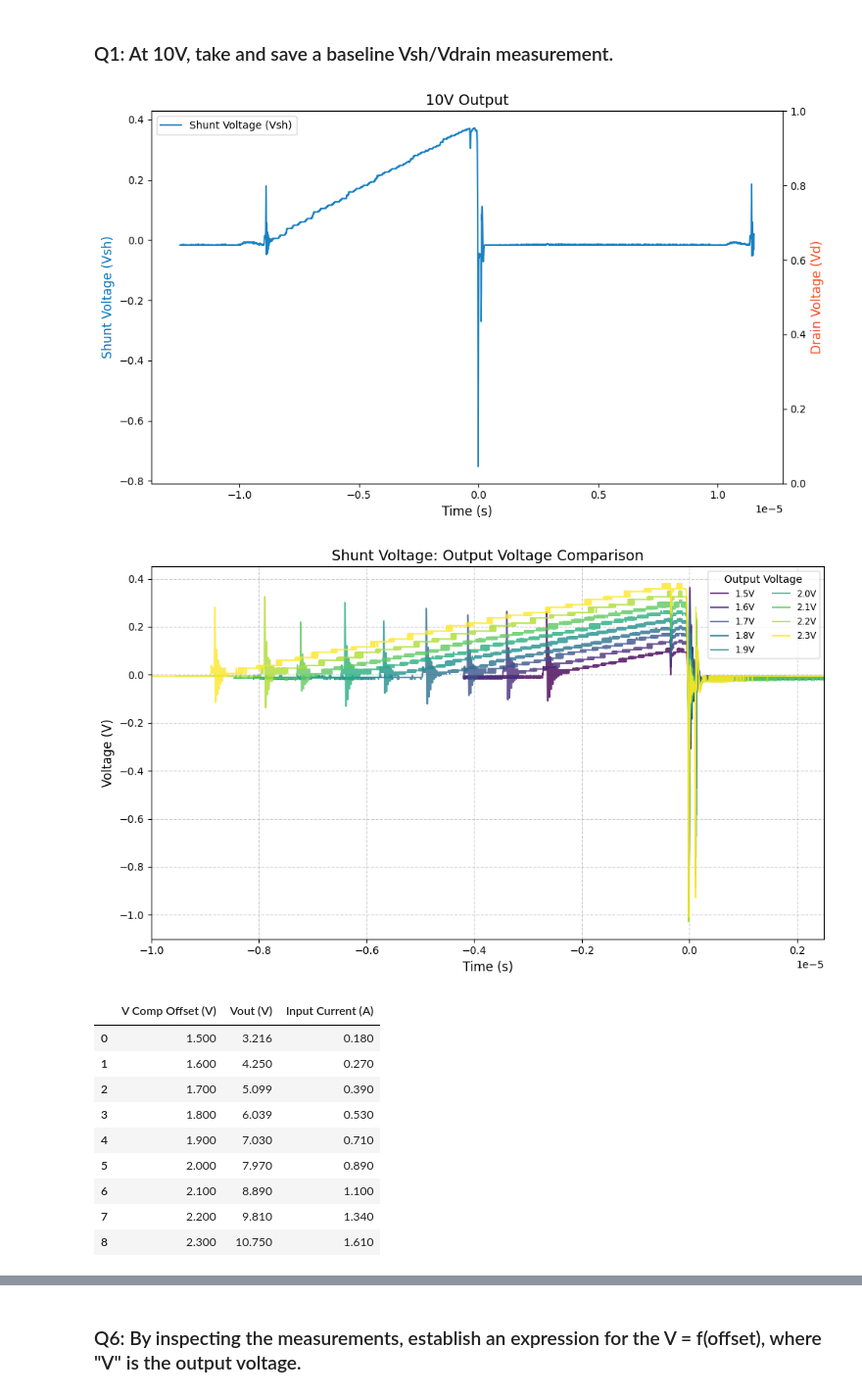
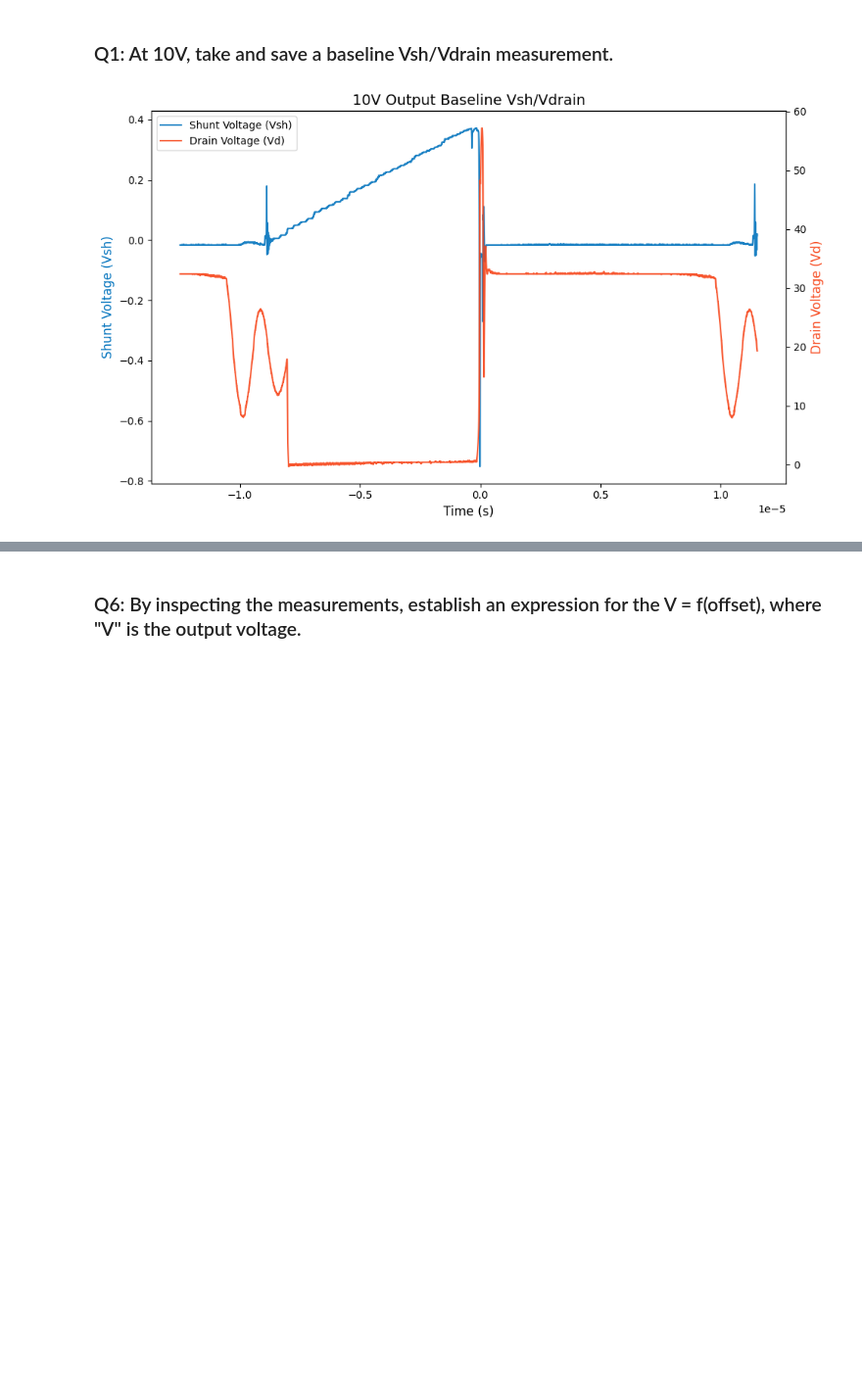
Before and after one commit to amandalchang/power-e, a Jupyter notebook: lab9/lab9.ipynb, the cells around one changed output, grey strips where cells are left out. Shown at 98% size. Cells and saved outputs as stored; diff of their text form; code cells hidden in the pictures; blank space fills up the shorter version.

```diff
--- a/lab9/lab9.ipynb
+++ b/lab9/lab9.ipynb
@@ -165,35 +137,8 @@ def plot_multiple_rigol_files(file_list, x_limits=None, custom_labels=None):
 # %% [markdown]
 ### Q1: At 10V, take and save a baseline Vsh/Vdrain measurement.
 # %%
-plot_rigol("2_3v_q1", "10V Output")
-filenames = ["1_5v", "1_6v", "1_7v", "1_8v", "1_9v", "2_0v", "2_1v", "2_2v", "2_3v"]
-labels = ["1.5V", "1.6V", "1.7V", "1.8V", "1.9V", "2.0V", "2.1V", "2.2V", "2.3V"]
-plot_multiple_rigol_files(filenames, [-1e-5, 0.25e-5], labels)
-
-pd.options.display.float_format = '{:.3f}'.format
-
-v_comp_offset = np.arange(1.5, 2.4, 0.1)
-vout = [3.216, 4.250, 5.099, 6.039, 7.030, 7.970, 8.89, 9.81, 10.75]
-input_current = [0.18, 0.27, 0.39, 0.53, 0.71, 0.89, 1.10, 1.34, 1.61]
-
-df = pd.DataFrame({
-    'V Comp Offset (V)': v_comp_offset,
-    'Vout (V)': vout,
-    'Input Current (A)': input_current
-})
-df
+_ = plot_rigol("2_3V_q1", "10V Output Baseline Vsh/Vdrain")
 # %% [output]
-[figure, old version]
+[figure, new version]
-[figure, removed]
-|  | V Comp Offset (V) | Vout (V) | Input Current (A) |
-| 0 | 1.500 | 3.216 | 0.180 |
-| 1 | 1.600 | 4.250 | 0.270 |
-| 2 | 1.700 | 5.099 | 0.390 |
-| 3 | 1.800 | 6.039 | 0.530 |
-| 4 | 1.900 | 7.030 | 0.710 |
-| 5 | 2.000 | 7.970 | 0.890 |
-| 6 | 2.100 | 8.890 | 1.100 |
-| 7 | 2.200 | 9.810 | 1.340 |
-| 8 | 2.300 | 10.750 | 1.610 |
 # %% [markdown]
 ### Q2: Why is the red output LED blinking during the sweep?
```
Also changed, not shown: parts of 26 cells of this notebook, 8 other files.
